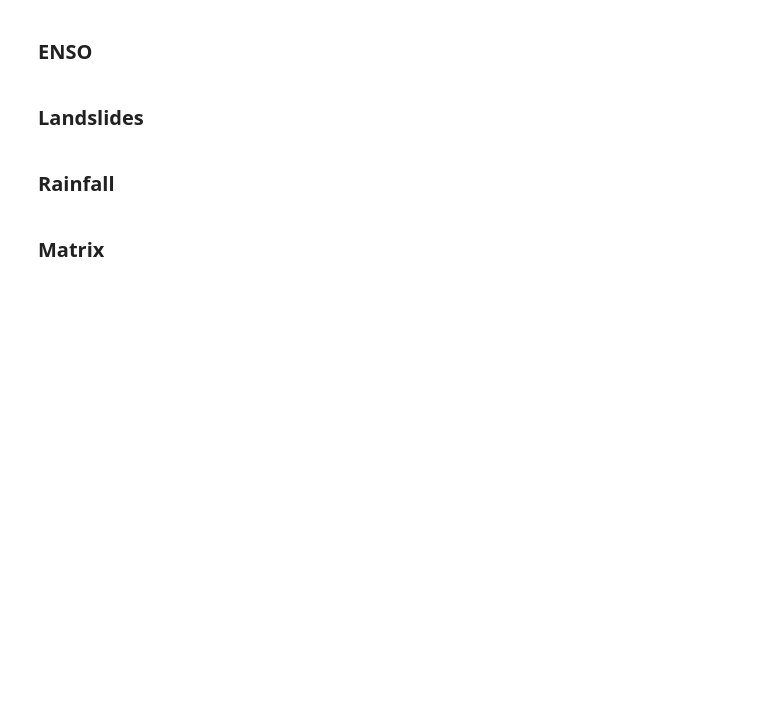
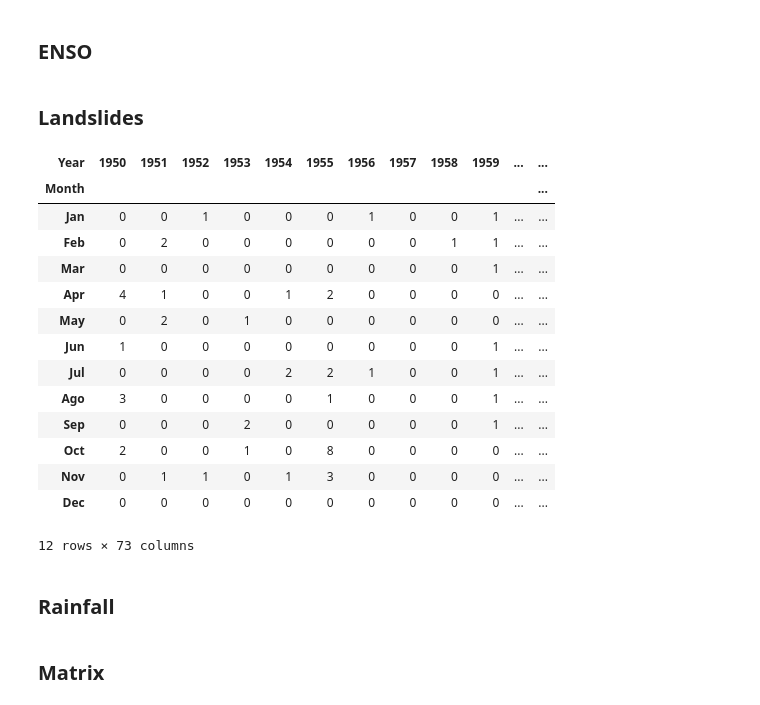
Before and after one commit to edieraristizabal/PAPER_RainfallLandslides_Vdea, a Jupyter notebook: CODE/temporal_analysis/temporal_analysis.ipynb, the cells around one changed output. Cells and saved outputs as stored; diff of their text form; code cells hidden in the pictures; blank space fills up the shorter version.

```diff
--- a/CODE/temporal_analysis/temporal_analysis.ipynb
+++ b/CODE/temporal_analysis/temporal_analysis.ipynb
@@ -158,6 +153,24 @@ landslides_series['Month'] = pd.Categorical(landslides_series['Month'], categori
 
 # Agrupar por año y mes para contar los deslizamientos en cada combinación
 landslides_pivot = landslides_series.pivot_table(index='Month', columns='Year', values=0, aggfunc='sum').fillna(0).astype(int)
+# %%
+landslides_pivot
+# %% [output]
+| Year | 1950 | 1951 | 1952 | 1953 | 1954 | 1955 | 1956 | 1957 | 1958 | 1959 | ... | ... |
+| Month |  |  |  |  |  |  |  |  |  |  |  | ... |
+| Jan | 0 | 0 | 1 | 0 | 0 | 0 | 1 | 0 | 0 | 1 | ... | ... |
+| Feb | 0 | 2 | 0 | 0 | 0 | 0 | 0 | 0 | 1 | 1 | ... | ... |
+| Mar | 0 | 0 | 0 | 0 | 0 | 0 | 0 | 0 | 0 | 1 | ... | ... |
+| Apr | 4 | 1 | 0 | 0 | 1 | 2 | 0 | 0 | 0 | 0 | ... | ... |
+| May | 0 | 2 | 0 | 1 | 0 | 0 | 0 | 0 | 0 | 0 | ... | ... |
+| Jun | 1 | 0 | 0 | 0 | 0 | 0 | 0 | 0 | 0 | 1 | ... | ... |
+| Jul | 0 | 0 | 0 | 0 | 2 | 2 | 1 | 0 | 0 | 1 | ... | ... |
+| Ago | 3 | 0 | 0 | 0 | 0 | 1 | 0 | 0 | 0 | 1 | ... | ... |
+| Sep | 0 | 0 | 0 | 2 | 0 | 0 | 0 | 0 | 0 | 1 | ... | ... |
+| Oct | 2 | 0 | 0 | 1 | 0 | 8 | 0 | 0 | 0 | 0 | ... | ... |
+| Nov | 0 | 1 | 1 | 0 | 1 | 3 | 0 | 0 | 0 | 0 | ... | ... |
+| Dec | 0 | 0 | 0 | 0 | 0 | 0 | 0 | 0 | 0 | 0 | ... | ... |
+12 rows × 73 columns
 # %% [markdown]
 <h4 style="font-size: 20px;"><strong>Rainfall</strong></h4>
 # %%
```
Also changed, not shown: parts of 4 cells of this notebook.
